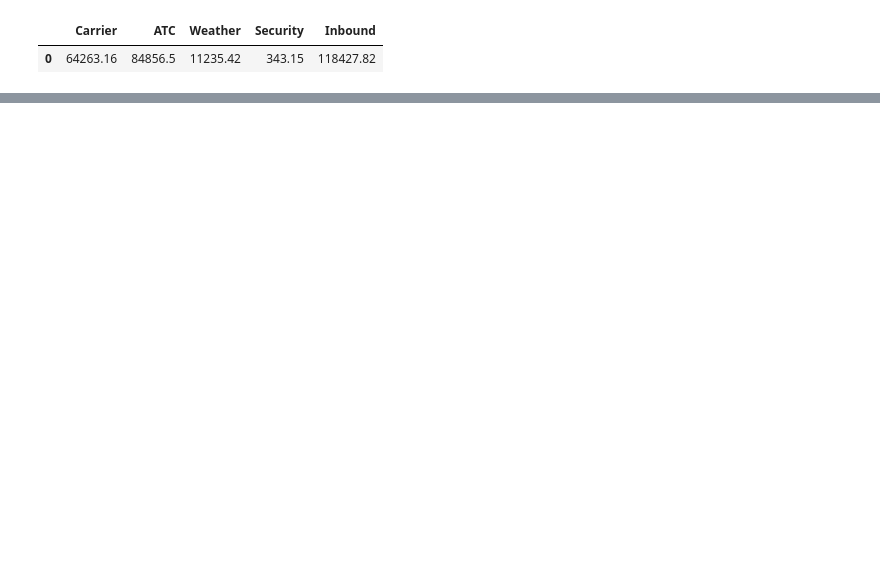
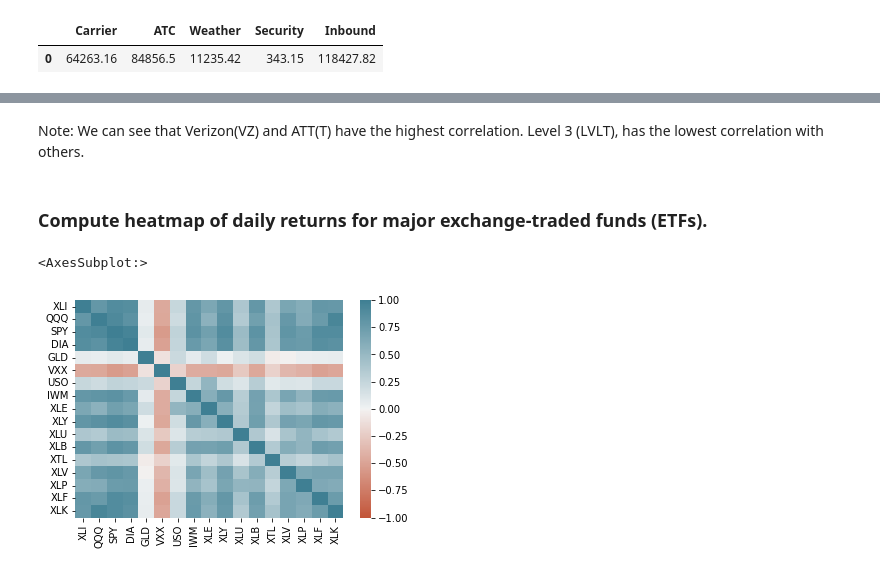
Before and after one commit to beauvilerobed/statistics-for-data-science, a Jupyter notebook: EDA.ipynb, the cells around one changed output, grey strips where cells are left out. Drawn from its saved outputs; the diff is of its cells as text; code cells hidden in the pictures; blank space fills up the shorter version.

```diff
--- a/EDA.ipynb
+++ b/EDA.ipynb
@@ -25,6 +27,8 @@ except ImportError:
 # %%
 DFW_AIRPORT_DELAYS_CSV = DATA / 'dfw_airline.csv'
 STATE_CSV = DATA / 'state.csv'
+SP500_SECTORS = DATA / 'sp500_sectors.csv'
+SP500 = DATA / 'sp500_data.csv.gz'
 # %%
 df = pd.read_csv(STATE_CSV)
 df.head()
@@ -202,0 +252,3 @@ print(100 * dfw / dfw.values.sum())
+# %%
+sp500 = pd.read_csv(SP500, index_col = 0)
+sp500.head()
@@ -202,0 +263,3 @@ print(100 * dfw / dfw.values.sum())
+# %%
+sp500_sector = pd.read_csv(SP500_SECTORS)
+sp500_sector.head()
@@ -202,0 +300,11 @@ print(100 * dfw / dfw.values.sum())
+# %% [markdown]
+Note: We can see that Verizon(VZ) and ATT(T) have the highest correlation. Level 3 (LVLT), has the lowest correlation with others.
+# %% [markdown]
+### Compute heatmap of daily returns for major exchange-traded funds (ETFs).
+# %%
+etfs_sym = sp500_sector[sp500_sector['sector'] == 'etf']['symbol']
+etfs = sp500.loc[sp500.index > '2012-07-01', etfs_sym]
+sns.heatmap(etfs.corr(), vmin=-1, vmax=1, cmap=sns.diverging_palette(20, 220, as_cmap=True))
+# %% [output]
+<AxesSubplot:>
+[figure, added]
```
Also changed, not shown: parts of 27 cells of this notebook.
